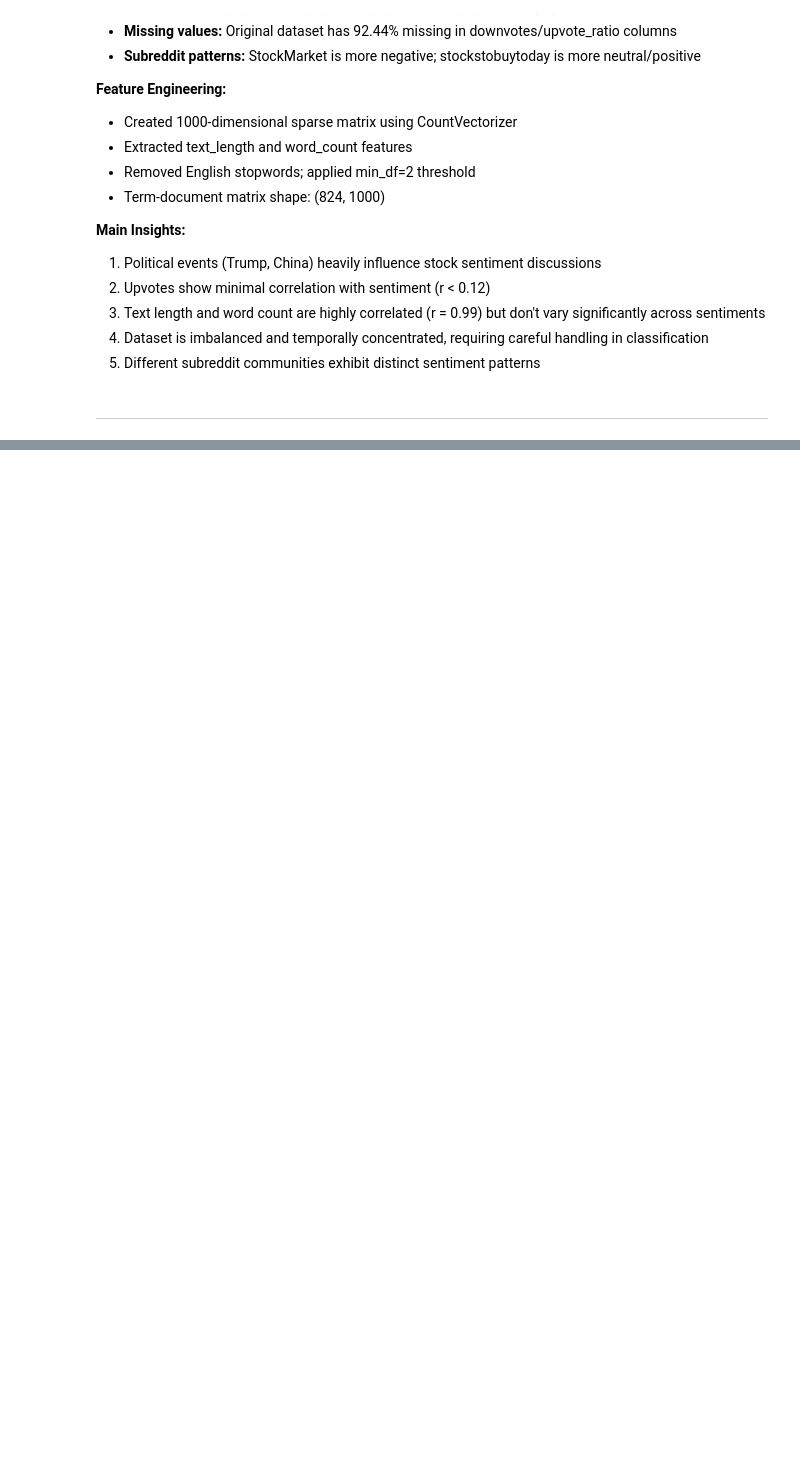
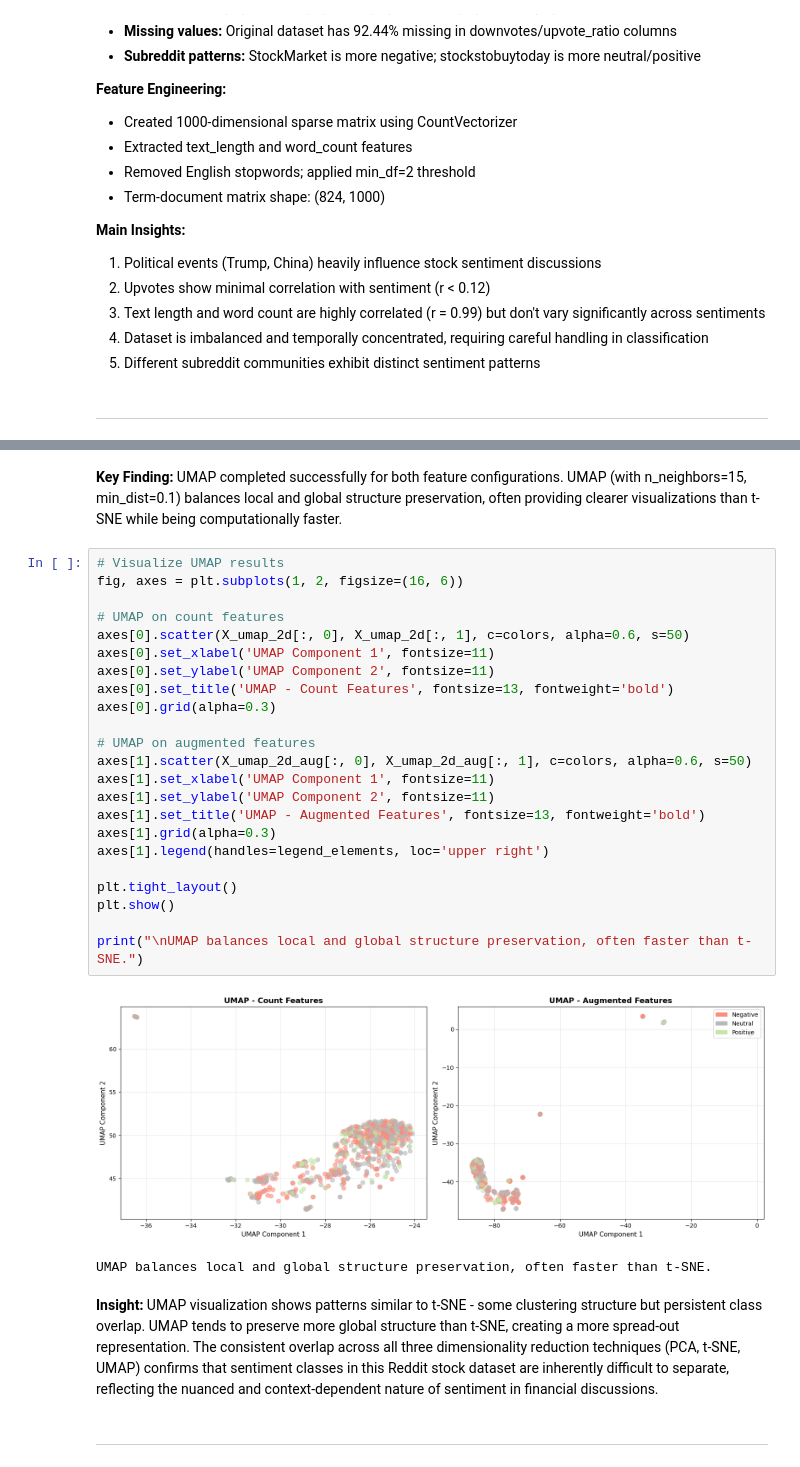
Before and after one commit to ArnoldChen0601/DM2025-Lab1-Exercise, a Jupyter notebook: DM2025-Lab1-Homework.ipynb, the cells around one changed output, grey strips where cells are left out. Cells and saved outputs as stored; diff of their text form; blank space fills up the shorter version.

```diff
--- a/DM2025-Lab1-Homework.ipynb
+++ b/DM2025-Lab1-Homework.ipynb
@@ -853,0 +1815,32 @@ positive            108.0  27.851852  41.856411  1.0  9.0  14.0  30.25  330.0
+# %% [markdown]
+**Key Finding:** UMAP completed successfully for both feature configurations. UMAP (with n_neighbors=15, min_dist=0.1) balances local and global structure preservation, often providing clearer visualizations than t-SNE while being computationally faster.
+# %%
+# Visualize UMAP results
+fig, axes = plt.subplots(1, 2, figsize=(16, 6))
+
+# UMAP on count features
+axes[0].scatter(X_umap_2d[:, 0], X_umap_2d[:, 1], c=colors, alpha=0.6, s=50)
+axes[0].set_xlabel('UMAP Component 1', fontsize=11)
+axes[0].set_ylabel('UMAP Component 2', fontsize=11)
+axes[0].set_title('UMAP - Count Features', fontsize=13, fontweight='bold')
+axes[0].grid(alpha=0.3)
+
+# UMAP on augmented features
+axes[1].scatter(X_umap_2d_aug[:, 0], X_umap_2d_aug[:, 1], c=colors, alpha=0.6, s=50)
+axes[1].set_xlabel('UMAP Component 1', fontsize=11)
+axes[1].set_ylabel('UMAP Component 2', fontsize=11)
+axes[1].set_title('UMAP - Augmented Features', fontsize=13, fontweight='bold')
+axes[1].grid(alpha=0.3)
+axes[1].legend(handles=legend_elements, loc='upper right')
+
+plt.tight_layout()
+plt.show()
+
+print("\nUMAP balances local and global structure preservation, often faster than t-SNE.")
+# %% [output]
+[figure, added]
+UMAP balances local and global structure preservation, often faster than t-SNE.
+# %% [markdown]
+**Insight:** UMAP visualization shows patterns similar to t-SNE - some clustering structure but persistent class overlap. UMAP tends to preserve more global structure than t-SNE, creating a more spread-out representation. The consistent overlap across all three dimensionality reduction techniques (PCA, t-SNE, UMAP) confirms that sentiment classes in this Reddit stock dataset are inherently difficult to separate, reflecting the nuanced and context-dependent nature of sentiment in financial discussions.
+# %% [markdown]
+---
```
Also changed, not shown: parts of 69 cells of this notebook, 5 other files.
